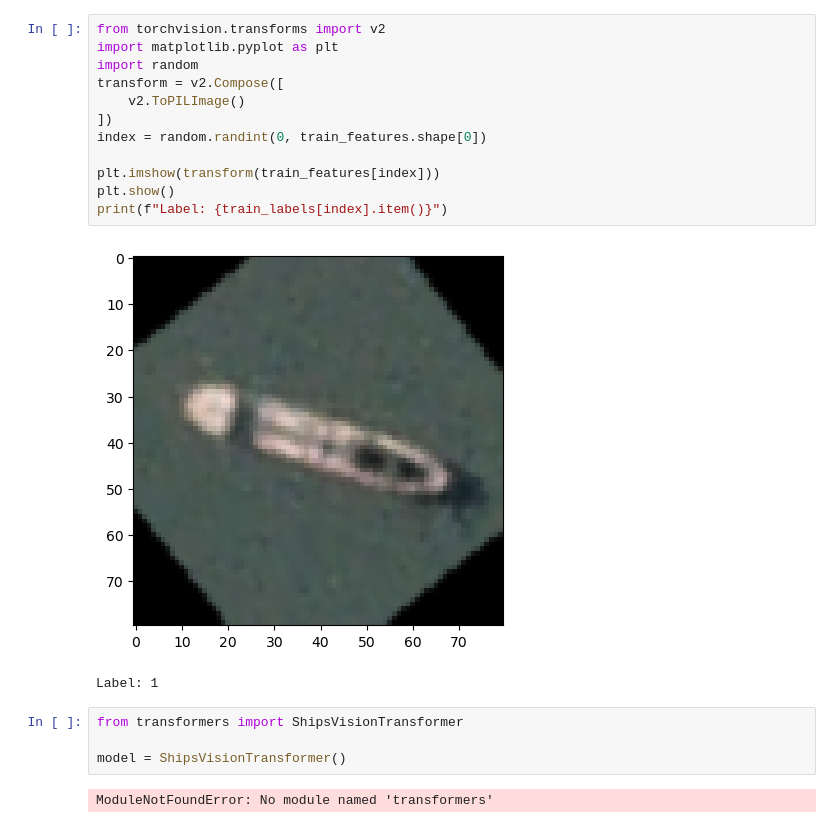
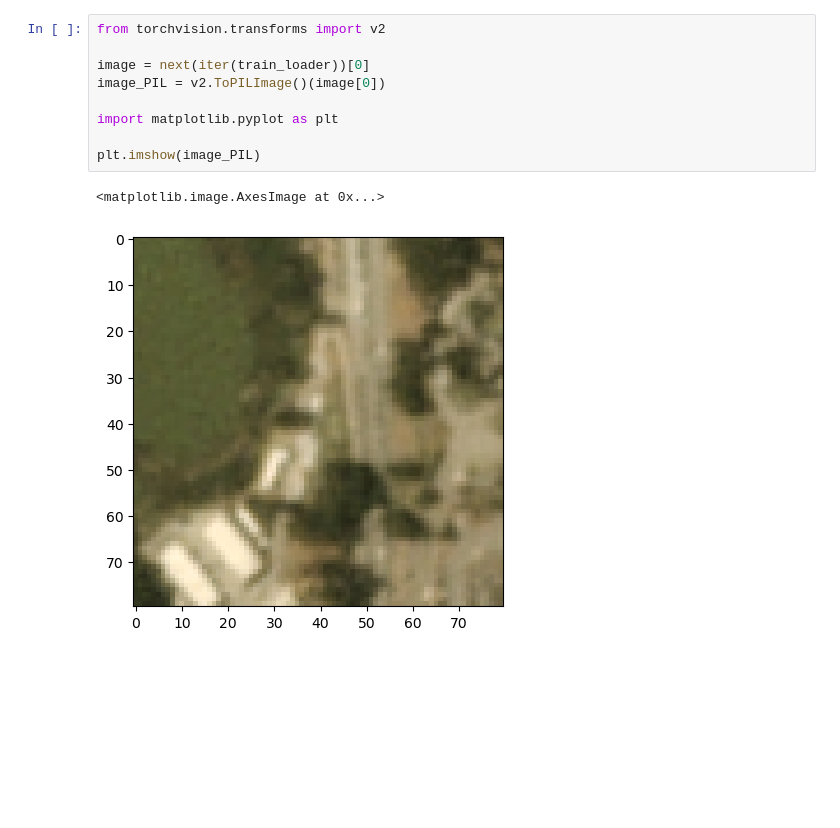
Before and after one commit to Gurpranked/Grad-CV-I_Final-Project, a Jupyter notebook: preprocess/data_process_sandbox.ipynb, the cells around one changed output. Saved outputs shown, nothing was run; the diff lists cells and outputs as text; blank space fills up the shorter version.

```diff
--- a/preprocess/data_process_sandbox.ipynb
+++ b/preprocess/data_process_sandbox.ipynb
@@ -18,21 +19,12 @@ Labels batch shape: torch.Size([64])
-# %%
-from torchvision.transforms import v2
-import matplotlib.pyplot as plt
-import random
-transform = v2.Compose([
-    v2.ToPILImage()
-])
-index = random.randint(0, train_features.shape[0])
-
-plt.imshow(transform(train_features[index]))
-plt.show()
-print(f"Label: {train_labels[index].item()}")
-# %% [output]
-[figure, removed]
-Label: 1
-# %%
-from transformers import ShipsVisionTransformer
-
-model = ShipsVisionTransformer()
-# %% [output]
-ModuleNotFoundError: No module named 'transformers'
+# %%
+from torchvision.transforms import v2
+
+image = next(iter(train_loader))[0]
+image_PIL = v2.ToPILImage()(image[0])
+
+import matplotlib.pyplot as plt
+
+plt.imshow(image_PIL)
+# %% [output]
+<matplotlib.image.AxesImage at 0x...>
+[figure, added]
```
Also changed, not shown: parts of 4 cells of this notebook, 4 other files.
